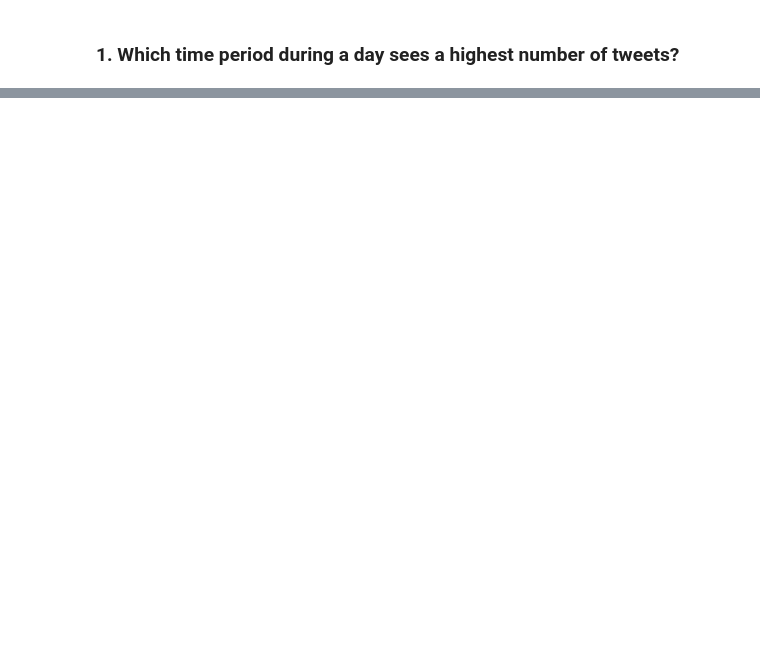
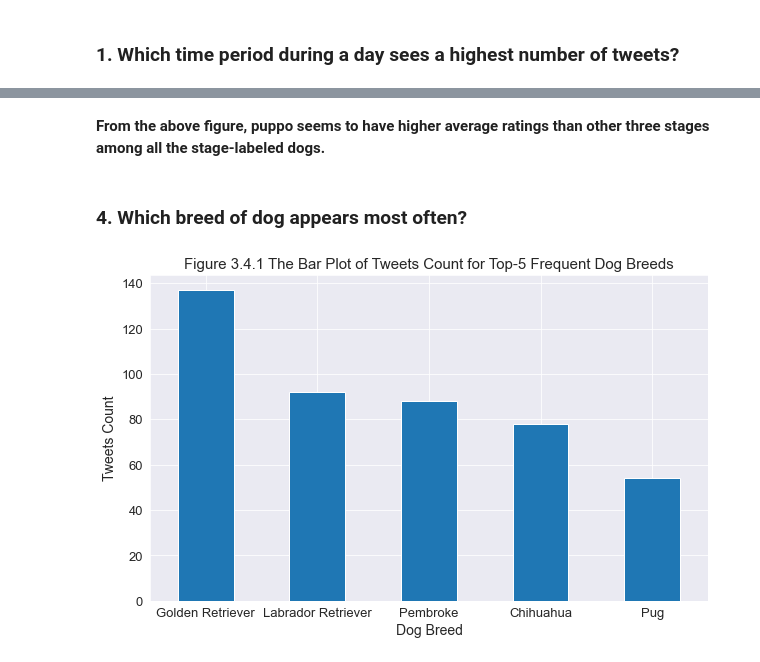
Before and after one commit to Meng-nanco/Data_Wrangling_project, a Jupyter notebook: wrangle_act.ipynb, the cells around one changed output, grey strips where cells are left out. Drawn from its saved outputs; the diff is of its cells as text; code cells hidden in the pictures; blank space fills up the shorter version.

```diff
--- a/wrangle_act.ipynb
+++ b/wrangle_act.ipynb
@@ -950,0 +1058,14 @@ df = pd.read_pickle('data/twitter_archive_master.pkl')
+# %% [markdown]
+**From the above figure, puppo seems to have higher average ratings than other three stages among all the stage-labeled dogs.**
+# %% [markdown]
+### 4. Which breed of dog appears most often?
+# %%
+# I extract the dog breed data from the top_prediction column given top_is_dog is True
+dog_breed = df.query('top_is_dog == True').top_prediction
+# %%
+dog_breed.value_counts()[0:5].plot(kind='bar', figsize=(10, 6), fontsize=13, rot=0)
+plt.xlabel('Dog Breed', fontsize=14)
+plt.ylabel('Tweets Count', fontsize=14)
+plt.title('Figure 3.4.1 The Bar Plot of Tweets Count for Top-5 Frequent Dog Breeds', fontsize=15);
+# %% [output]
+[figure, added]
```
Also changed, not shown: parts of 32 cells of this notebook.
